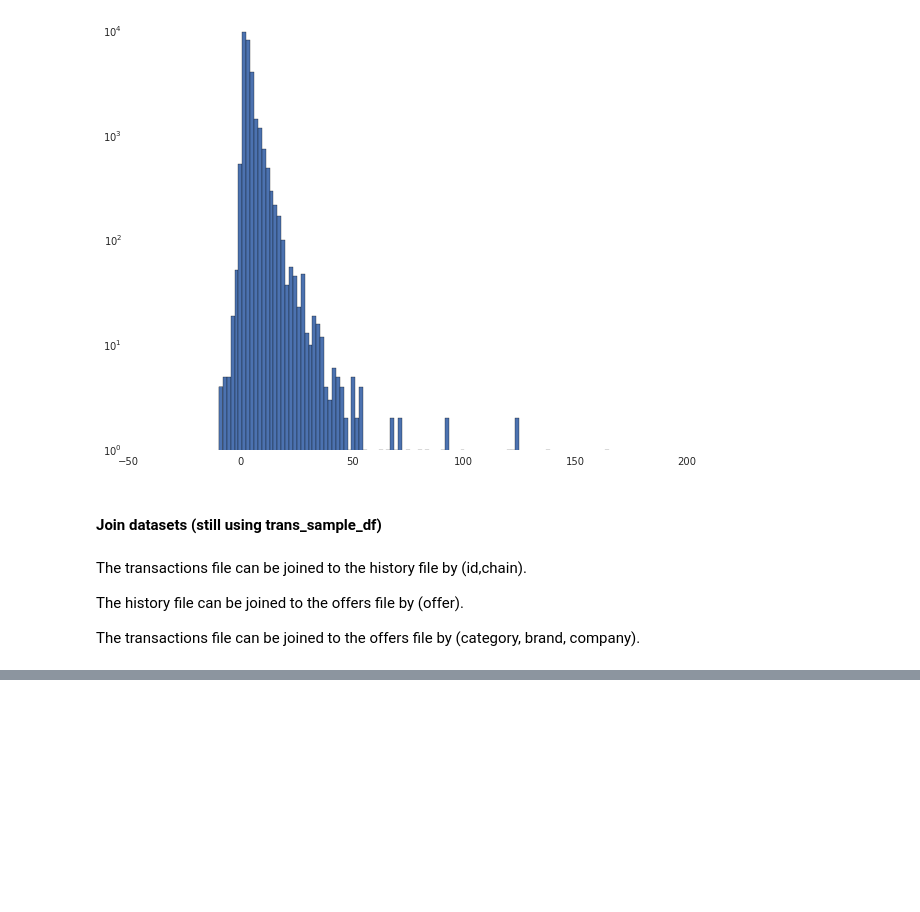
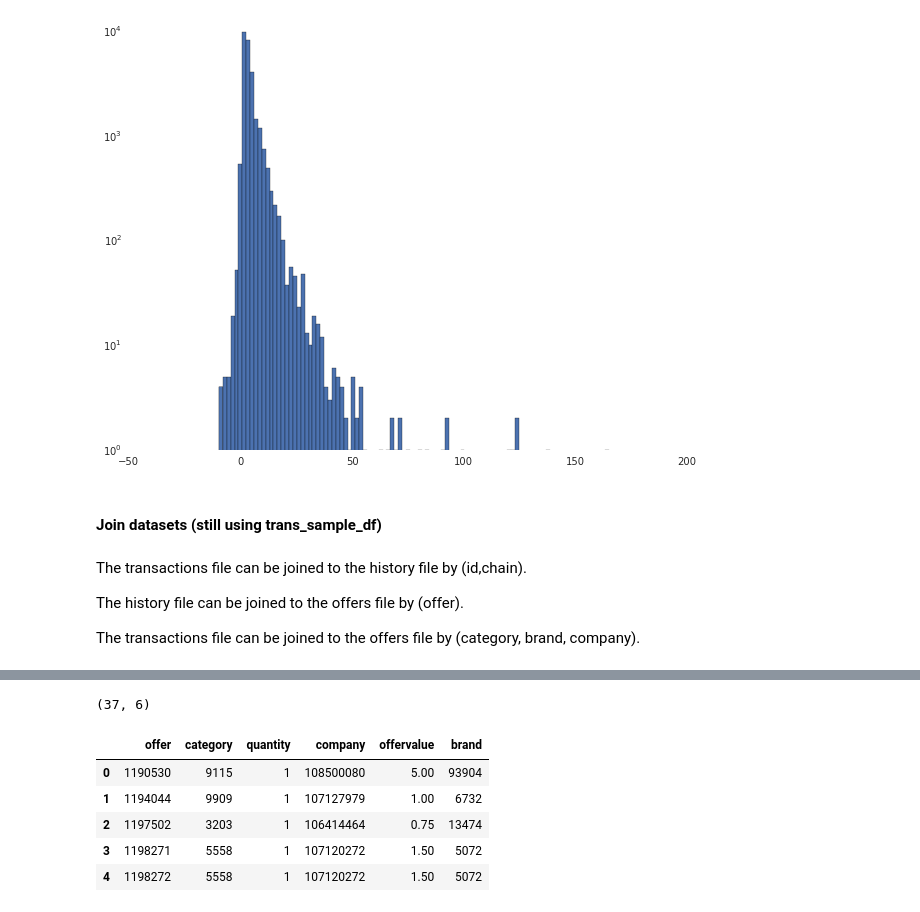
Before and after one commit to cryhughes/AVS-Kaggle, a Jupyter notebook: AVS_Kaggle_20150314_v01.ipynb, the cells around one changed output, grey strips where cells are left out. Drawn from its saved outputs; the diff is of its cells as text; code cells hidden in the pictures; blank space fills up the shorter version.

```diff
--- a/AVS_Kaggle_20150314_v01.ipynb
+++ b/AVS_Kaggle_20150314_v01.ipynb
@@ -513,0 +536,11 @@ trans_sample_df_2
+# %%
+print offers_df.shape
+offers_df.head(5)
+# %% [output]
+(37, 6)
+|  | offer | category | quantity | company | offervalue | brand |
+| 0 | 1190530 | 9115 | 1 | 108500080 | 5.00 | 93904 |
+| 1 | 1194044 | 9909 | 1 | 107127979 | 1.00 | 6732 |
+| 2 | 1197502 | 3203 | 1 | 106414464 | 0.75 | 13474 |
+| 3 | 1198271 | 5558 | 1 | 107120272 | 1.50 | 5072 |
+| 4 | 1198272 | 5558 | 1 | 107120272 | 1.50 | 5072 |
```
Also changed, not shown: parts of 18 cells of this notebook.
